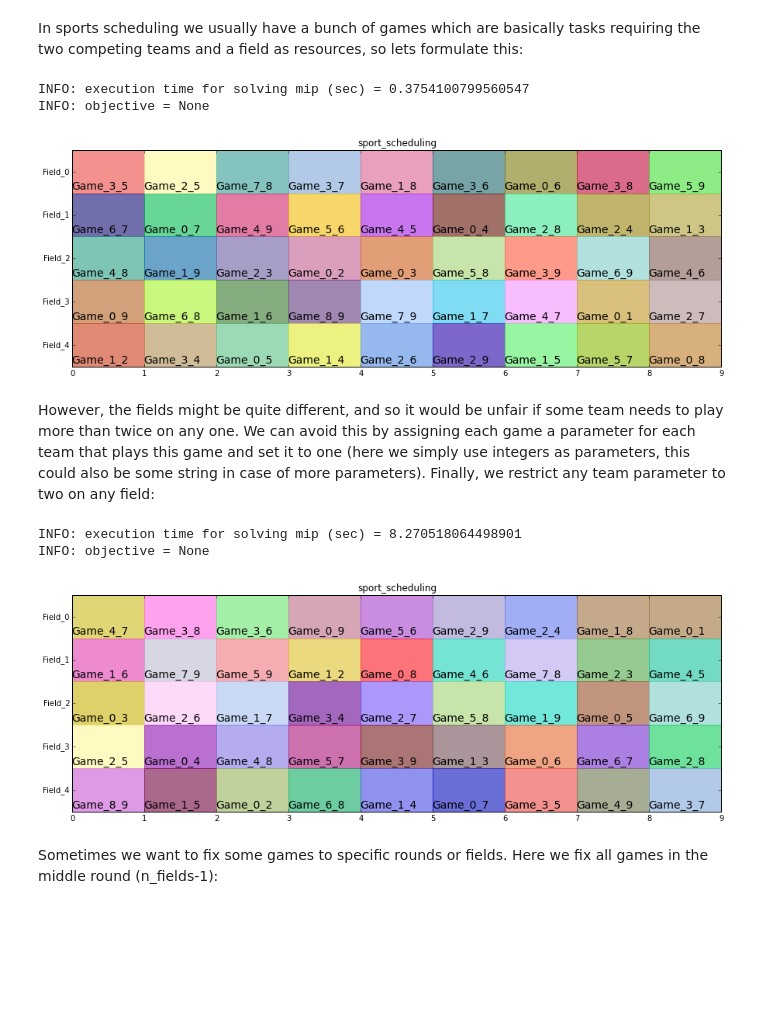
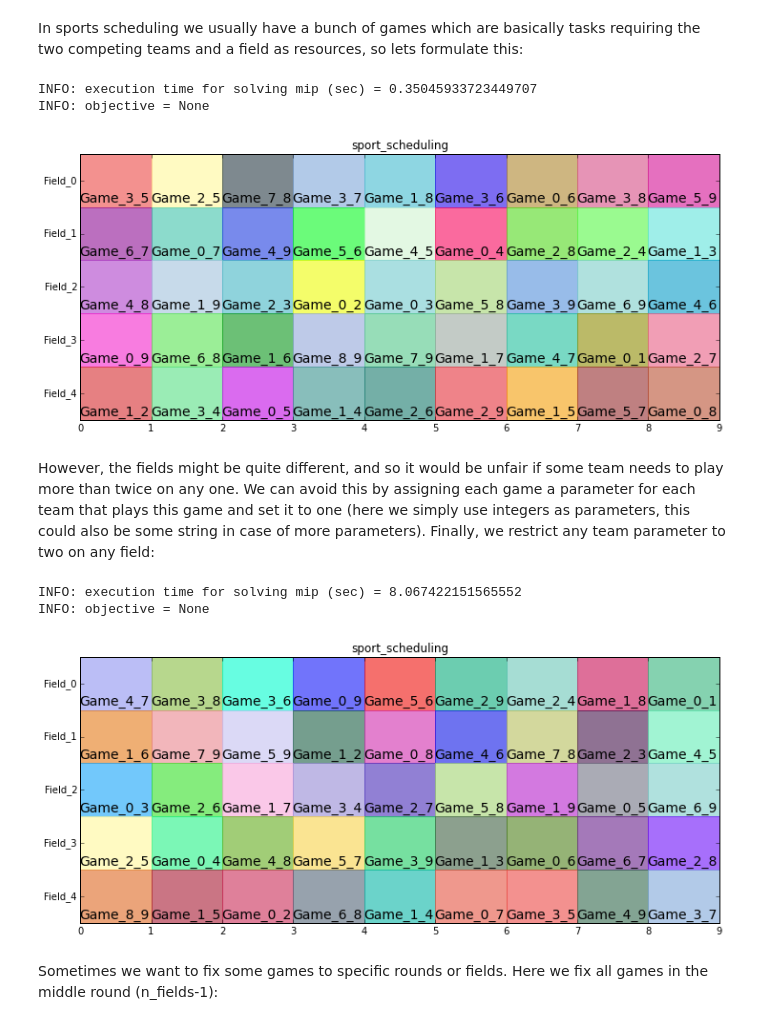
Before and after one commit to timnon/pyschedule, a Jupyter notebook: examples/sports-scheduling.ipynb, the cells around one changed output. Cells and saved outputs as stored; diff of their text form; code cells hidden in the pictures; blank space fills up the shorter version.

Commit message:
fig_size in sports scheduling example

```diff
--- a/examples/sports-scheduling.ipynb
+++ b/examples/sports-scheduling.ipynb
@@ -5,33 +5,33 @@ In sports scheduling we usually have a bunch of games which are basically tasks
 # %%
 from pyschedule import Scenario, solvers, plotters, OR
 
 n_teams = 10 # Number of teams
 n_fields = int(n_teams/2) # Num of fields
 n_rounds = n_teams-1 # Number of rounds
 
 # Create scenario
 S = Scenario('sport_scheduling',horizon=n_rounds)
 
 # Game tasks
 Games = { (i,j) : S.Task('Game_%i_%i'%(i,j)) for i in range(n_teams)
                                              for j in range(n_teams) if i < j }
 
 # Team and field resources
 Teams =  [ S.Resource('Team_%i'%i) for i in range(n_teams) ]
 Fields = [ S.Resource('Field_%i'%i) for i in range(n_fields) ]
 
 # Resource requirements
 for i,j in Games :
     S += Games[i,j] % [Teams[i], Teams[j]]
     S += Games[i,j] % OR([ Fields[k] for k in range(n_fields) ])
 
 solvers.pulp.solve_unit(S,msg=1)
 %matplotlib inline
-plotters.matplotlib.plot(S,hide_resources=Teams)
+plotters.matplotlib.plot(S,hide_resources=Teams,fig_size=(12,5))
 # %% [output]
-INFO: execution time for solving mip (sec) = 0.3754100799560547
+INFO: execution time for solving mip (sec) = 0.35045933723449707
 INFO: objective = None
-[figure, old version]
+[figure, new version]
 # %% [markdown]
 However, the fields might be quite different, and so it would be unfair if some team needs to play more than twice on any one. We can avoid this by assigning each game a parameter for each team that plays this game and set it to one (here we simply use integers as parameters, this could also be some string in case of more parameters). Finally, we restrict any team parameter to two on any field:
 # %%
@@ -46,11 +46,11 @@ for j in range(n_fields):
         S += Fields[j][i] <= 2
 
 solvers.pulp.solve_unit(S,msg=1)
-plotters.matplotlib.plot(S,hide_resources=Teams)
+plotters.matplotlib.plot(S,hide_resources=Teams,fig_size=(12,5))
 # %% [output]
-INFO: execution time for solving mip (sec) = 8.270518064498901
+INFO: execution time for solving mip (sec) = 8.067422151565552
 INFO: objective = None
-[figure, old version]
+[figure, new version]
 # %% [markdown]
 Sometimes we want to fix some games to specific rounds or fields. Here we fix all games in the middle round (n_fields-1):
 # %%
```
Also changed, not shown: parts of 2 cells of this notebook.
